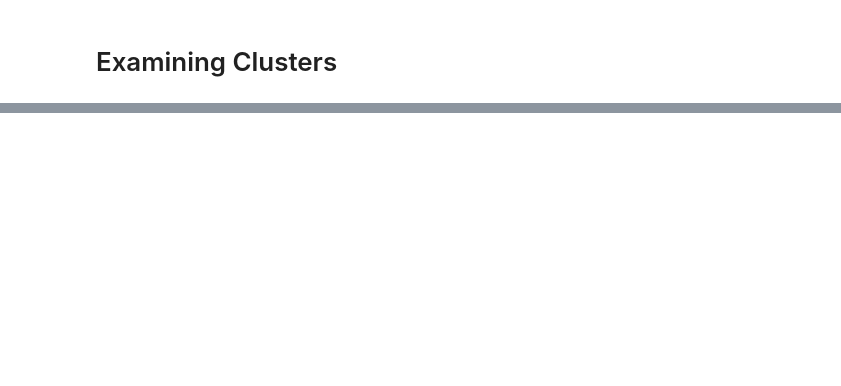
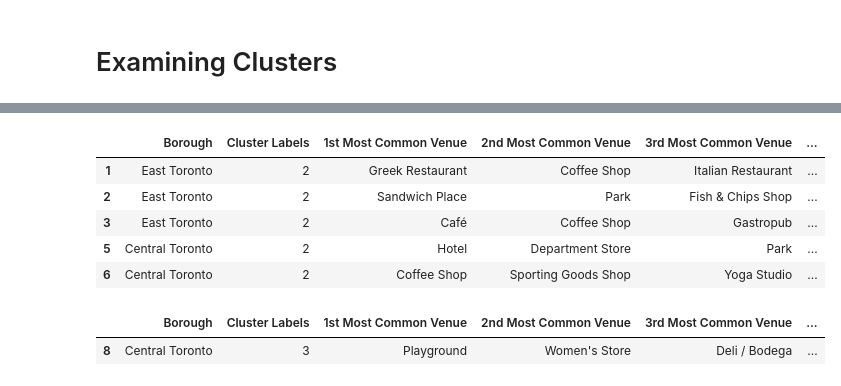
Before and after one commit to pratyush2109/Coursera_Capstone, a Jupyter notebook: Segmenting and Clustering Notebook.ipynb, the cells around one changed output, grey strips where cells are left out. Saved outputs shown, nothing was run; the diff lists cells and outputs as text; code cells hidden in the pictures; blank space fills up the shorter version.

Commit message:
Published from Watson Studio.

```diff
--- a/Segmenting and Clustering Notebook.ipynb
+++ b/Segmenting and Clustering Notebook.ipynb
@@ -549,0 +553,16 @@ toronto_merged.loc[toronto_merged['Cluster Labels'] == 1, toronto_merged.columns
+# %%
+# cluster 2!!
+toronto_merged.loc[toronto_merged['Cluster Labels'] == 2, toronto_merged.columns[[1] + list(range(5, toronto_merged.shape[1]))]].head()
+# %% [output]
+|  | Borough | Cluster Labels | 1st Most Common Venue | 2nd Most Common Venue | 3rd Most Common Venue | ... |
+| 1 | East Toronto | 2 | Greek Restaurant | Coffee Shop | Italian Restaurant | ... |
+| 2 | East Toronto | 2 | Sandwich Place | Park | Fish & Chips Shop | ... |
+| 3 | East Toronto | 2 | Café | Coffee Shop | Gastropub | ... |
+| 5 | Central Toronto | 2 | Hotel | Department Store | Park | ... |
+| 6 | Central Toronto | 2 | Coffee Shop | Sporting Goods Shop | Yoga Studio | ... |
+# %%
+# cluster 3!!
+toronto_merged.loc[toronto_merged['Cluster Labels'] == 3, toronto_merged.columns[[1] + list(range(5, toronto_merged.shape[1]))]].head()
+# %% [output]
+|  | Borough | Cluster Labels | 1st Most Common Venue | 2nd Most Common Venue | 3rd Most Common Venue | ... |
+| 8 | Central Toronto | 3 | Playground | Women's Store | Deli / Bodega | ... |
```
Also changed, not shown: parts of 1 cell of this notebook.
